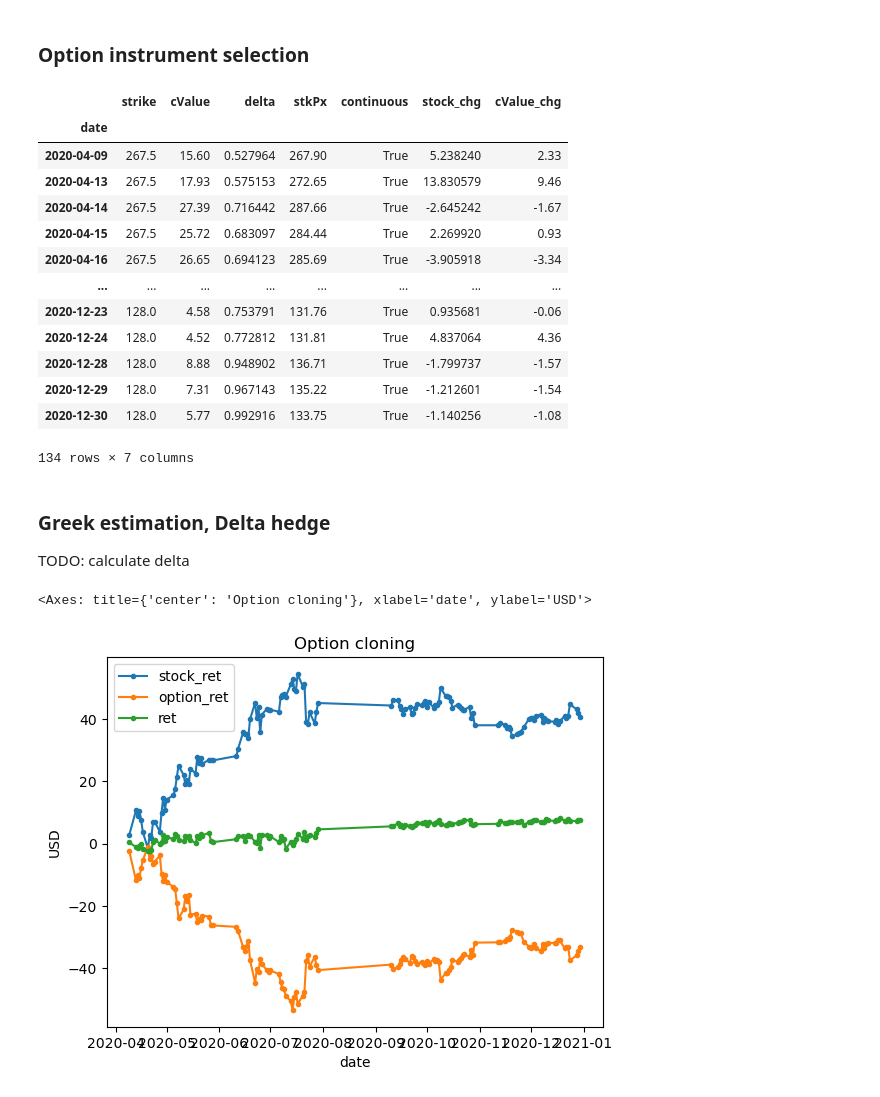
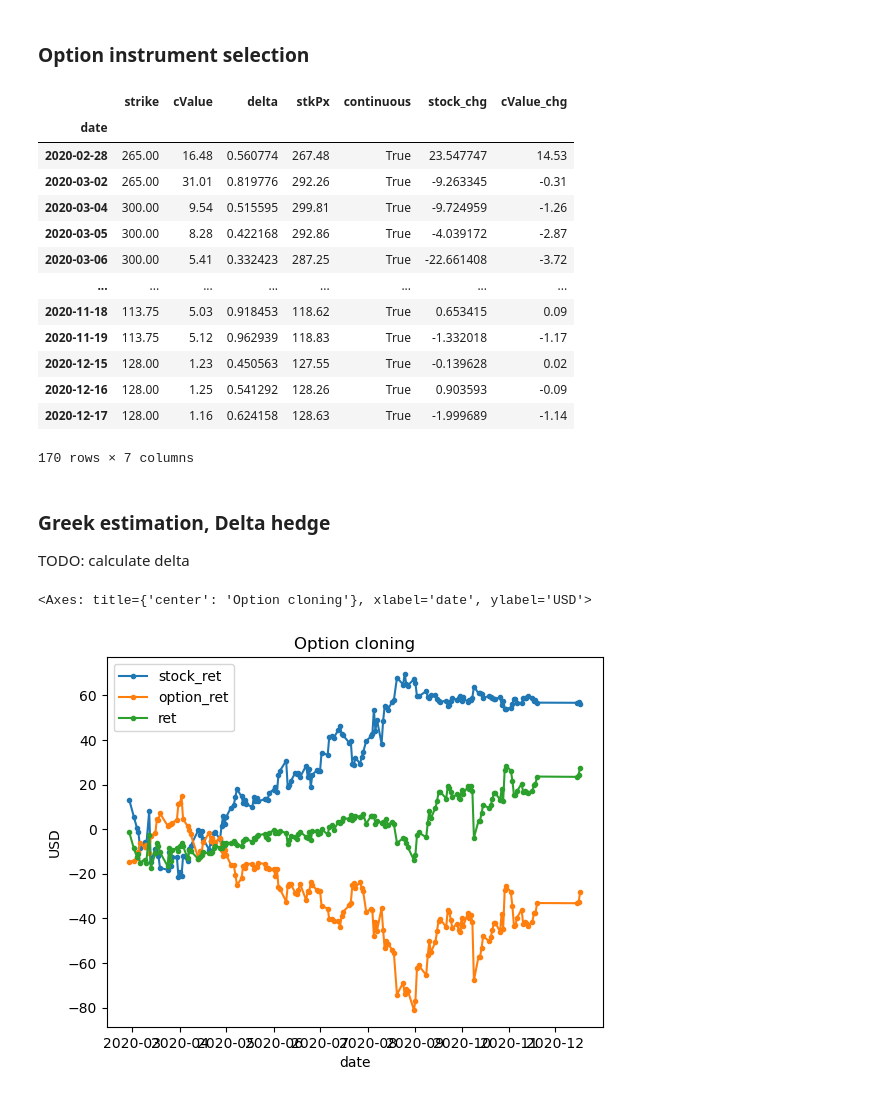
Before and after one commit to Thessal/derivatives, a Jupyter notebook: hedge/main.ipynb, the cells around one changed output. Saved outputs shown, nothing was run; the diff lists cells and outputs as text; code cells hidden in the pictures.

Commit message:
split adjust

```diff
--- a/hedge/main.ipynb
+++ b/hedge/main.ipynb
@@ -57,7 +57,8 @@ pd.DataFrame({
 ### Option instrument selection
 # %%
 # https://cdn.cboe.com/resources/options/Cboe2020OPTIONSCalendar.pdf
-calendar = [31, 28, 31, 30, 29, 30, 31, 31, 30, 30, 30, 31, 31, 31,]
+# calendar = [31, 28, 31, 30, 29, 30, 31, 31, 30, 30, 30, 31, 31, 31,] # EOM
+calendar = [17, 21, 20, 17, 15, 19, 17, 21, 18, 16, 20, 18, 15, 21] # standard
 df_option["expirDate_"] = pd.to_datetime(df_option.expirDate)
 monthly_filter = df_option["expirDate_"].apply(lambda x: calendar[x.month-1] == x.day)
 df_option_monthly = df_option.loc[monthly_filter]
@@ -88,30 +89,33 @@ df.dropna(axis=0).query("continuous == True")
 # %% [output]
 |  | strike | cValue | delta | stkPx | continuous | stock_chg | cValue_chg |
 | date |  |  |  |  |  |  |  |
-| 2020-04-09 | 267.5 | 15.60 | 0.527964 | 267.90 | True | 5.238240 | 2.33 |
-| 2020-04-13 | 267.5 | 17.93 | 0.575153 | 272.65 | True | 13.830579 | 9.46 |
-| 2020-04-14 | 267.5 | 27.39 | 0.716442 | 287.66 | True | -2.645242 | -1.67 |
-| 2020-04-15 | 267.5 | 25.72 | 0.683097 | 284.44 | True | 2.269920 | 0.93 |
-| 2020-04-16 | 267.5 | 26.65 | 0.694123 | 285.69 | True | -3.905918 | -3.34 |
+| 2020-02-28 | 265.00 | 16.48 | 0.560774 | 267.48 | True | 23.547747 | 14.53 |
+| 2020-03-02 | 265.00 | 31.01 | 0.819776 | 292.26 | True | -9.263345 | -0.31 |
+| 2020-03-04 | 300.00 | 9.54 | 0.515595 | 299.81 | True | -9.724959 | -1.26 |
+| 2020-03-05 | 300.00 | 8.28 | 0.422168 | 292.86 | True | -4.039172 | -2.87 |
+| 2020-03-06 | 300.00 | 5.41 | 0.332423 | 287.25 | True | -22.661408 | -3.72 |
 | ... | ... | ... | ... | ... | ... | ... | ... |
-| 2020-12-23 | 128.0 | 4.58 | 0.753791 | 131.76 | True | 0.935681 | -0.06 |
-| 2020-12-24 | 128.0 | 4.52 | 0.772812 | 131.81 | True | 4.837064 | 4.36 |
-| 2020-12-28 | 128.0 | 8.88 | 0.948902 | 136.71 | True | -1.799737 | -1.57 |
-| 2020-12-29 | 128.0 | 7.31 | 0.967143 | 135.22 | True | -1.212601 | -1.54 |
-| 2020-12-30 | 128.0 | 5.77 | 0.992916 | 133.75 | True | -1.140256 | -1.08 |
+| 2020-11-18 | 113.75 | 5.03 | 0.918453 | 118.62 | True | 0.653415 | 0.09 |
+| 2020-11-19 | 113.75 | 5.12 | 0.962939 | 118.83 | True | -1.332018 | -1.17 |
+| 2020-12-15 | 128.00 | 1.23 | 0.450563 | 127.55 | True | -0.139628 | 0.02 |
+| 2020-12-16 | 128.00 | 1.25 | 0.541292 | 128.26 | True | 0.903593 | -0.09 |
+| 2020-12-17 | 128.00 | 1.16 | 0.624158 | 128.63 | True | -1.999689 | -1.14 |
-134 rows × 7 columns
+170 rows × 7 columns
 # %% [markdown]
 ### Greek estimation, Delta hedge
 
 TODO: calculate delta
+# %%
+df["adj"] = 1
+df.loc[df.index[167]:,"adj"] = 4 # split adjust
 # %%
 df_ret = df.query("continuous==True").eval("""
 stock_ret = stock_chg * delta
-option_ret = -cValue_chg
+option_ret = -cValue_chg * adj
 ret = stock_ret + option_ret
 """)[["stock_ret","option_ret","ret"]]
 
 df_ret.cumsum().plot(marker=".", ylabel="USD", title="Option cloning")
 # %% [output]
 <Axes: title={'center': 'Option cloning'}, xlabel='date', ylabel='USD'>
-[figure, old version]
+[figure, new version]
```
Also changed, not shown: 1 other file.
